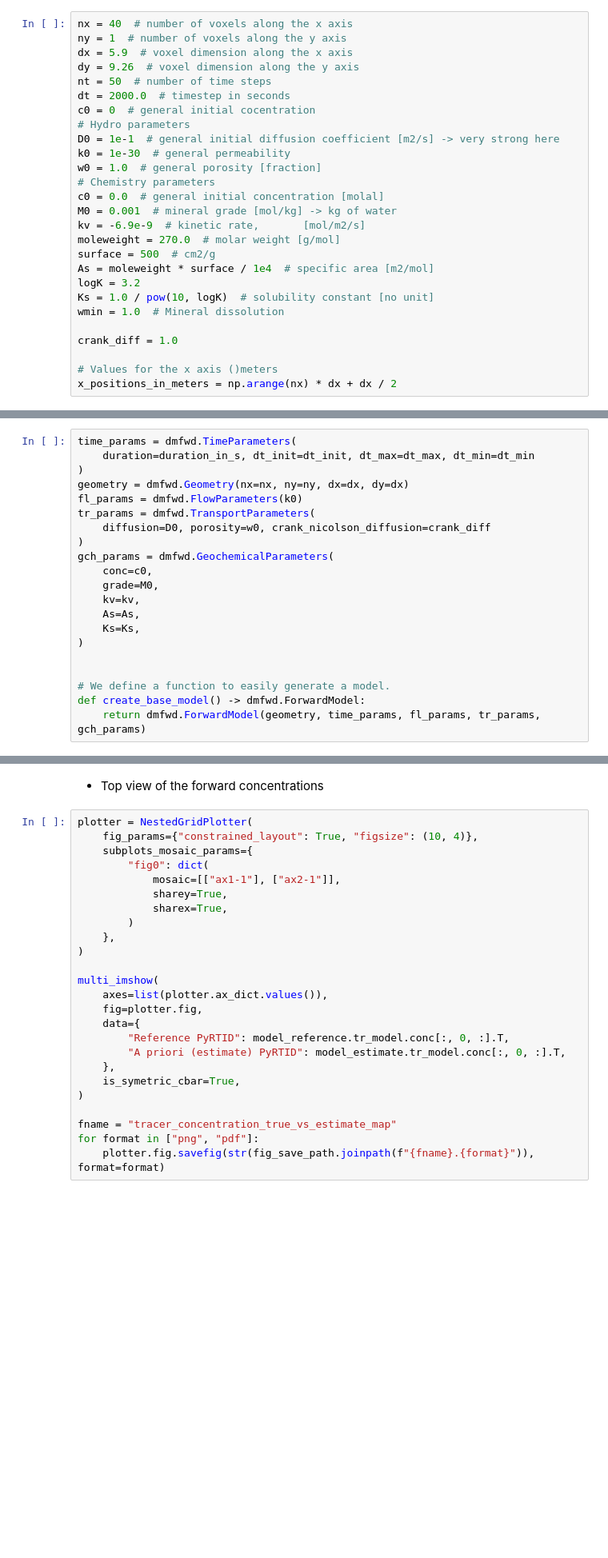
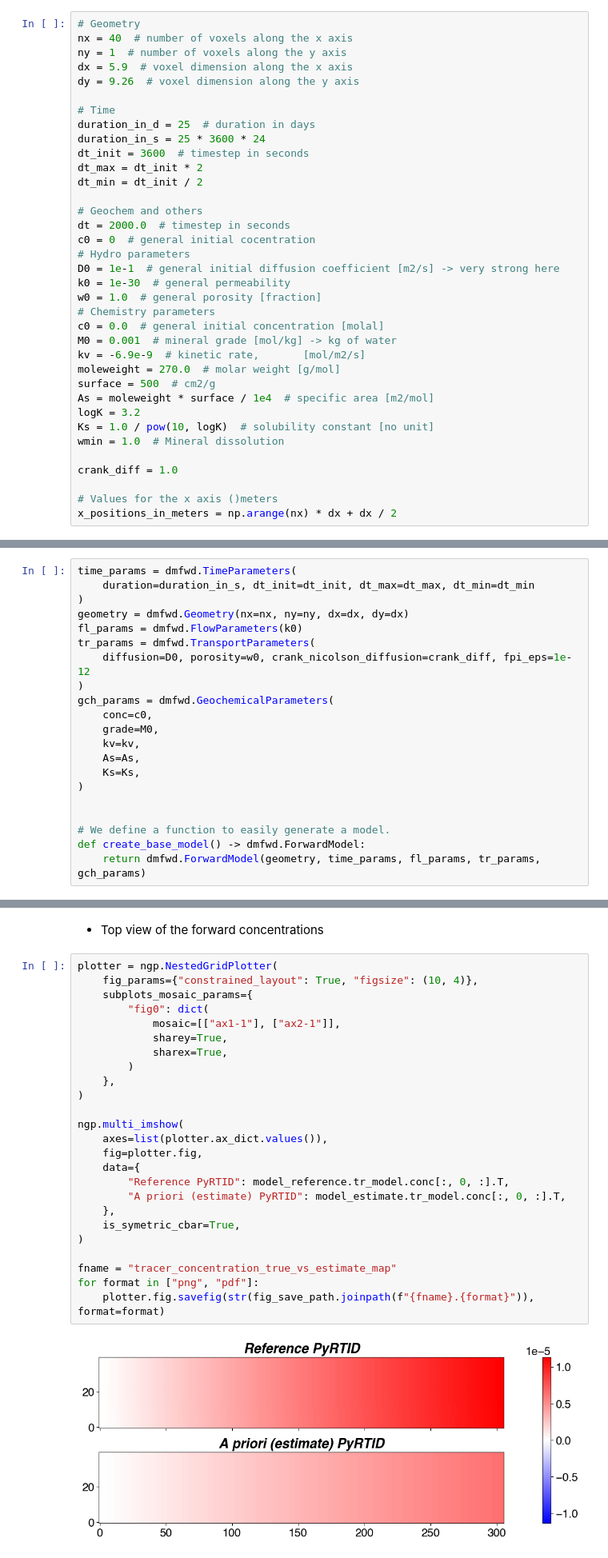
Before and after one commit to antoinecollet5/pyrtid, a Jupyter notebook: examples/adjoint/1d/diff_1ok_inv_urn_from_mob.ipynb, the cells around one changed output, grey strips where cells are left out. Shown at 80% size. Saved outputs shown, nothing was run; the diff lists cells and outputs as text; blank space fills up the shorter version.

Commit message:
IMP: large commit fixing notebooks imports, removing hytecio and updating multiple things in the test notebooks

```diff
--- a/examples/adjoint/1d/diff_1ok_inv_urn_from_mob.ipynb
+++ b/examples/adjoint/1d/diff_1ok_inv_urn_from_mob.ipynb
@@ -73,11 +91,20 @@ plt.rcParams.update(new_rc_params)
 
 - Define a very simple pure diffusion case in 1D.
 # %%
+# Geometry
 nx = 40  # number of voxels along the x axis
 ny = 1  # number of voxels along the y axis
 dx = 5.9  # voxel dimension along the x axis
 dy = 9.26  # voxel dimension along the y axis
-nt = 50  # number of time steps
+
+# Time
+duration_in_d = 25  # duration in days
+duration_in_s = 25 * 3600 * 24
+dt_init = 3600  # timestep in seconds
+dt_max = dt_init * 2
+dt_min = dt_init / 2
+
+# Geochem and others
 dt = 2000.0  # timestep in seconds
 c0 = 0  # general initial cocentration
 # Hydro parameters
@@ -191,7 +225,7 @@ time_params = dmfwd.TimeParameters(
 geometry = dmfwd.Geometry(nx=nx, ny=ny, dx=dx, dy=dx)
 fl_params = dmfwd.FlowParameters(k0)
 tr_params = dmfwd.TransportParameters(
-    diffusion=D0, porosity=w0, crank_nicolson_diffusion=crank_diff
+    diffusion=D0, porosity=w0, crank_nicolson_diffusion=crank_diff, fpi_eps=1e-12
 )
 gch_params = dmfwd.GeochemicalParameters(
     conc=c0,
@@ -225,30 +259,32 @@ solver_estimate.solve()
 # %% [markdown]
 - Top view of the forward concentrations
 # %%
-plotter = NestedGridPlotter(
+plotter = ngp.NestedGridPlotter(
     fig_params={"constrained_layout": True, "figsize": (10, 4)},
     subplots_mosaic_params={
         "fig0": dict(
             mosaic=[["ax1-1"], ["ax2-1"]],
             sharey=True,
             sharex=True,
         )
     },
 )
 
-multi_imshow(
+ngp.multi_imshow(
     axes=list(plotter.ax_dict.values()),
     fig=plotter.fig,
     data={
         "Reference PyRTID": model_reference.tr_model.conc[:, 0, :].T,
         "A priori (estimate) PyRTID": model_estimate.tr_model.conc[:, 0, :].T,
     },
     is_symetric_cbar=True,
 )
 
 fname = "tracer_concentration_true_vs_estimate_map"
 for format in ["png", "pdf"]:
     plotter.fig.savefig(str(fig_save_path.joinpath(f"{fname}.{format}")), format=format)
+# %% [output]
+[figure, added]
 # %% [markdown]
 - Forward variables at the producer locations
 # %%
```
Also changed, not shown: parts of 51 cells of this notebook, 53 other files.
